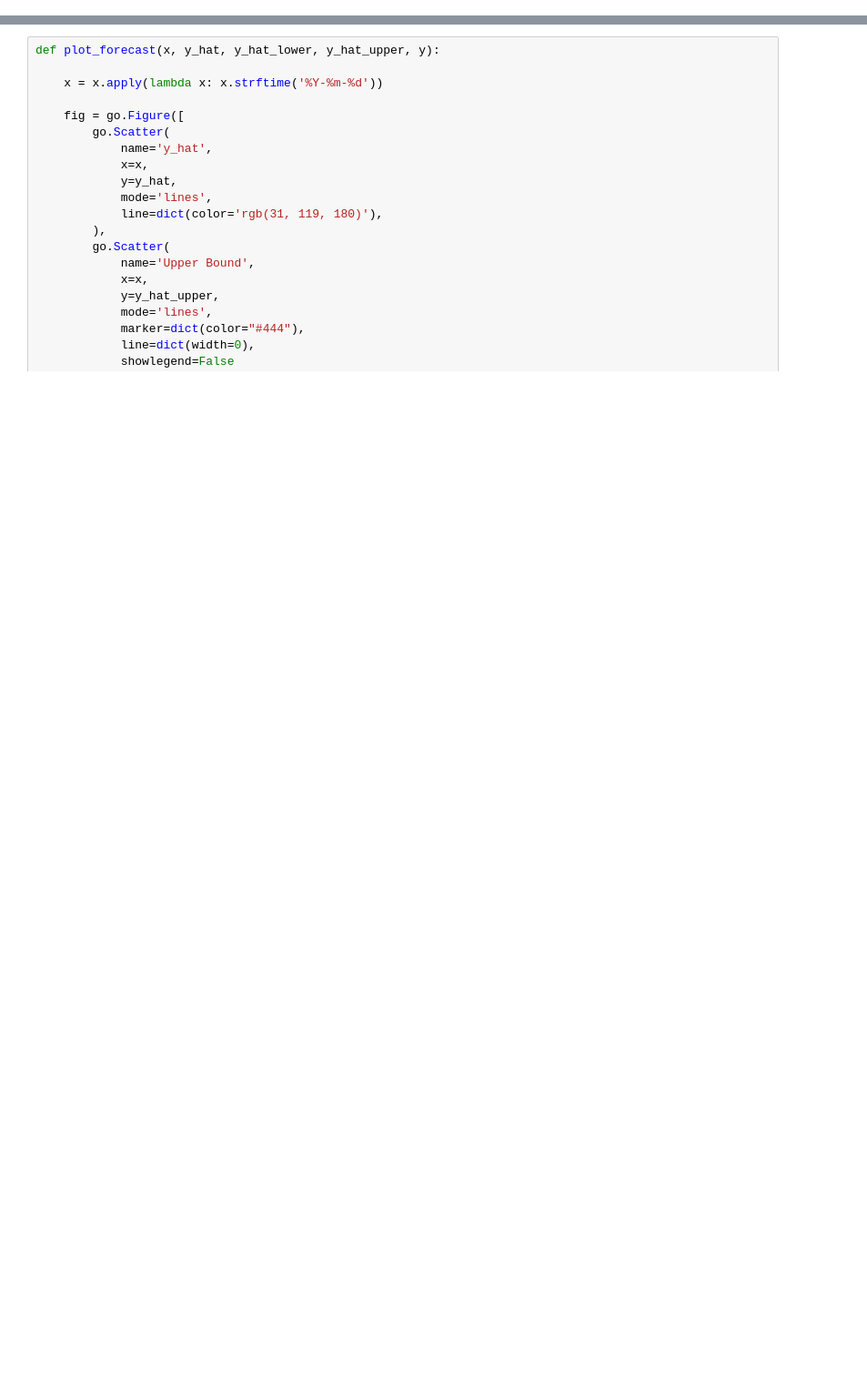
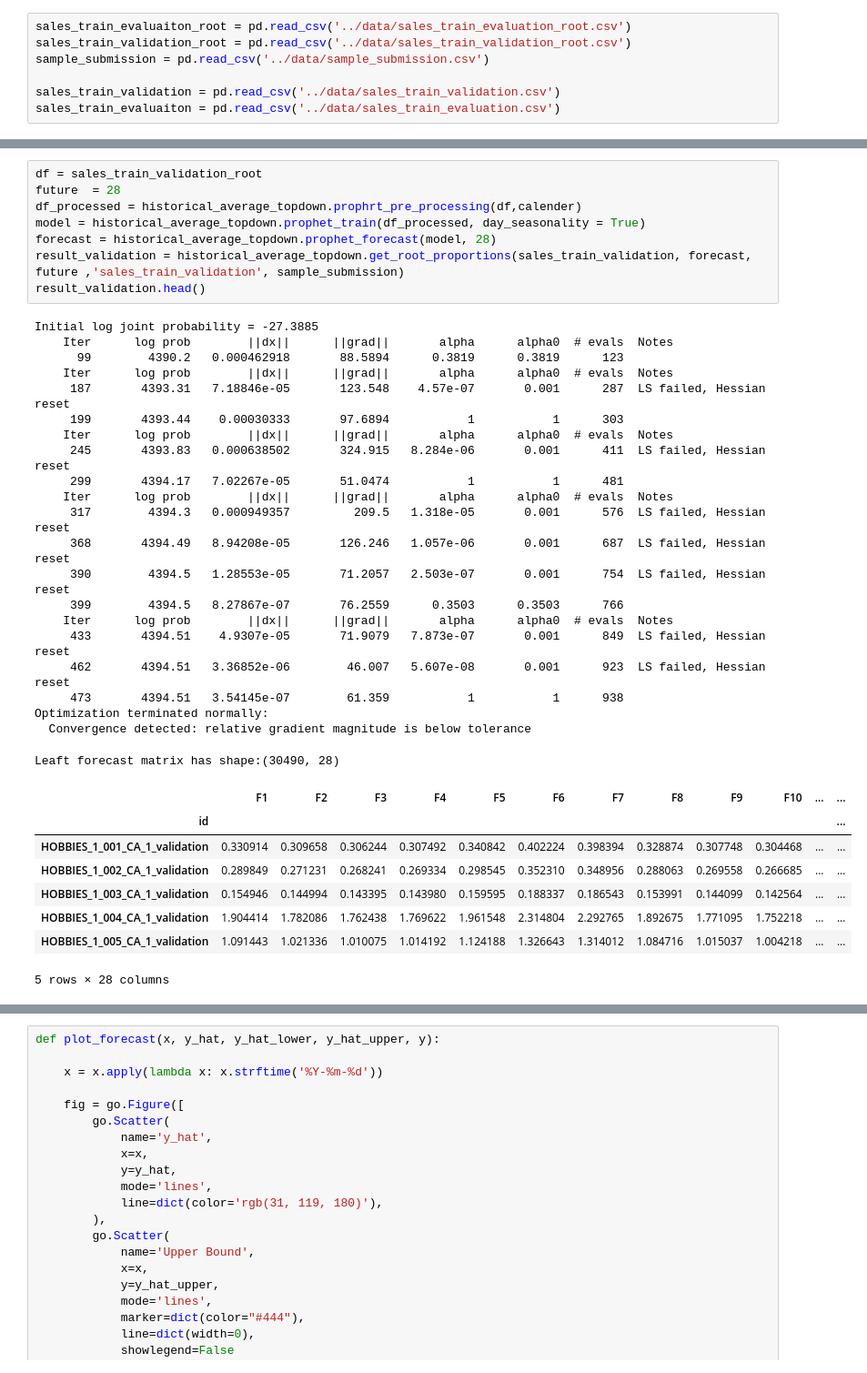
Before and after one commit to RobbenRibery/TimeSeries-Probalistic-TopDown-Drichilet, a Jupyter notebook: notebook/root_froecasting.ipynb, the cells around one changed output, grey strips where cells are left out. Shown: that part at 91% size. Saved outputs shown, nothing was run; the diff lists cells and outputs as text; blank space fills up the shorter version.

Commit message:
prophet avaeage decomposation method completed

```diff
--- a/notebook/root_froecasting.ipynb
+++ b/notebook/root_froecasting.ipynb
@@ -24,0 +16,7 @@ df['day_index'].iloc[-1]
+# %%
+sales_train_evaluaiton_root = pd.read_csv('../data/sales_train_evaluation_root.csv')
+sales_train_validation_root = pd.read_csv('../data/sales_train_validation_root.csv')
+sample_submission = pd.read_csv('../data/sample_submission.csv')
+
+sales_train_validation = pd.read_csv('../data/sales_train_validation.csv')
+sales_train_evaluaiton = pd.read_csv('../data/sales_train_evaluation.csv')
@@ -226,0 +134,38 @@ y = valid_root['sales_quantity']
+# %%
+df = sales_train_validation_root
+future  = 28
+df_processed = historical_average_topdown.prophrt_pre_processing(df,calender)
+model = historical_average_topdown.prophet_train(df_processed, day_seasonality = True)
+forecast = historical_average_topdown.prophet_forecast(model, 28)
+result_validation = historical_average_topdown.get_root_proportions(sales_train_validation, forecast, future ,'sales_train_validation', sample_submission)
+result_validation.head()
+# %% [output]
+Initial log joint probability = -27.3885
+    Iter      log prob        ||dx||      ||grad||       alpha      alpha0  # evals  Notes
+      99        4390.2   0.000462918       88.5894      0.3819      0.3819      123
+    Iter      log prob        ||dx||      ||grad||       alpha      alpha0  # evals  Notes
+     187       4393.31   7.18846e-05       123.548    4.57e-07       0.001      287  LS failed, Hessian reset
+     199       4393.44    0.00030333       97.6894           1           1      303
+    Iter      log prob        ||dx||      ||grad||       alpha      alpha0  # evals  Notes
+     245       4393.83   0.000638502       324.915   8.284e-06       0.001      411  LS failed, Hessian reset
+     299       4394.17   7.02267e-05       51.0474           1           1      481
+    Iter      log prob        ||dx||      ||grad||       alpha      alpha0  # evals  Notes
+     317        4394.3   0.000949357         209.5   1.318e-05       0.001      576  LS failed, Hessian reset
+     368       4394.49   8.94208e-05       126.246   1.057e-06       0.001      687  LS failed, Hessian reset
+     390        4394.5   1.28553e-05       71.2057   2.503e-07       0.001      754  LS failed, Hessian reset
+     399        4394.5   8.27867e-07       76.2559      0.3503      0.3503      766
+    Iter      log prob        ||dx||      ||grad||       alpha      alpha0  # evals  Notes
+     433       4394.51    4.9307e-05       71.9079   7.873e-07       0.001      849  LS failed, Hessian reset
+     462       4394.51   3.36852e-06        46.007   5.607e-08       0.001      923  LS failed, Hessian reset
+     473       4394.51   3.54145e-07        61.359           1           1      938
+Optimization terminated normally:
+  Convergence detected: relative gradient magnitude is below tolerance
+Leaft forecast matrix has shape:(30490, 28)
+|  | F1 | F2 | F3 | F4 | F5 | F6 | F7 | F8 | F9 | F10 | ... | ... |
+| id |  |  |  |  |  |  |  |  |  |  |  | ... |
+| HOBBIES_1_001_CA_1_validation | 0.330914 | 0.309658 | 0.306244 | 0.307492 | 0.340842 | 0.402224 | 0.398394 | 0.328874 | 0.307748 | 0.304468 | ... | ... |
+| HOBBIES_1_002_CA_1_validation | 0.289849 | 0.271231 | 0.268241 | 0.269334 | 0.298545 | 0.352310 | 0.348956 | 0.288063 | 0.269558 | 0.266685 | ... | ... |
+| HOBBIES_1_003_CA_1_validation | 0.154946 | 0.144994 | 0.143395 | 0.143980 | 0.159595 | 0.188337 | 0.186543 | 0.153991 | 0.144099 | 0.142564 | ... | ... |
+| HOBBIES_1_004_CA_1_validation | 1.904414 | 1.782086 | 1.762438 | 1.769622 | 1.961548 | 2.314804 | 2.292765 | 1.892675 | 1.771095 | 1.752218 | ... | ... |
+| HOBBIES_1_005_CA_1_validation | 1.091443 | 1.021336 | 1.010075 | 1.014192 | 1.124188 | 1.326643 | 1.314012 | 1.084716 | 1.015037 | 1.004218 | ... | ... |
+5 rows × 28 columns
```
Also changed, not shown: parts of 43 cells of this notebook, 7 other files.
